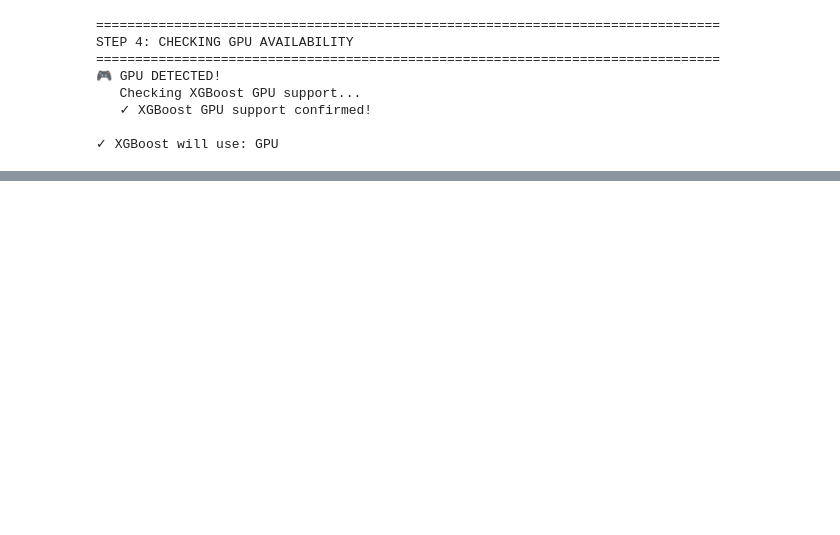
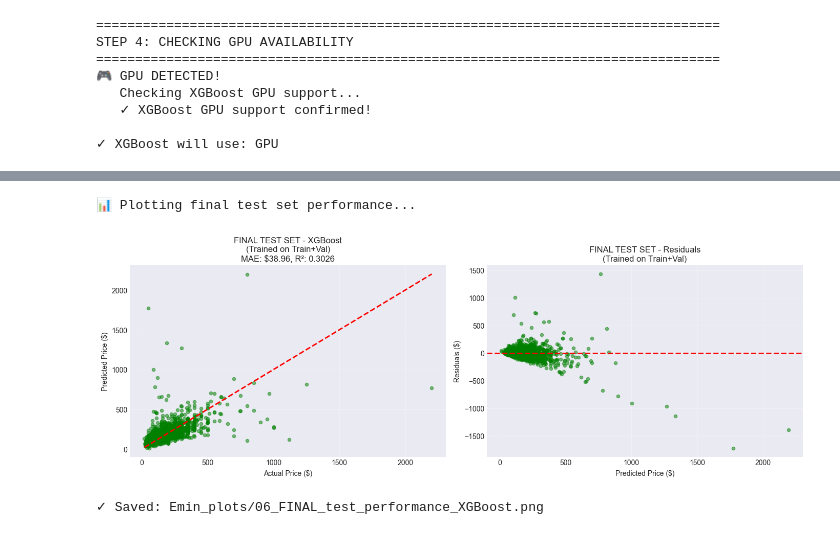
Before and after one commit to EminHALLAK/Airbnb-Price_Predection, a Jupyter notebook: model_training.ipynb, the cells around one changed output, grey strips where cells are left out. Cells and saved outputs as stored; diff of their text form; code cells hidden in the pictures; blank space fills up the shorter version.

```diff
--- a/model_training.ipynb
+++ b/model_training.ipynb
@@ -882,0 +978,31 @@ print(f"✓ Saved: Emin_plots/05_best_model_{safe_model_name}_residuals.png")
+# %%
+# VISUALIZE FINAL MODEL TEST PERFORMANCE
+print("\n📊 Plotting final test set performance...")
+
+fig, axes = plt.subplots(1, 2, figsize=(14, 5))
+
+# Predictions vs Actual
+axes[0].scatter(y_test, y_test_pred_final, alpha=0.5, s=20, color='green')
+axes[0].plot([y_test.min(), y_test.max()], [y_test.min(), y_test.max()], 'r--', lw=2)
+axes[0].set_xlabel('Actual Price ($)')
+axes[0].set_ylabel('Predicted Price ($)')
+axes[0].set_title(f'FINAL TEST SET - {best_model_name}\n(Trained on Train+Val)\nMAE: ${final_test_results["mae"]:.2f}, R²: {final_test_results["r2"]:.4f}')
+axes[0].grid(True, alpha=0.3)
+
+# Residuals
+test_residuals = y_test - y_test_pred_final
+axes[1].scatter(y_test_pred_final, test_residuals, alpha=0.5, s=20, color='green')
+axes[1].axhline(y=0, color='r', linestyle='--', lw=2)
+axes[1].set_xlabel('Predicted Price ($)')
+axes[1].set_ylabel('Residuals ($)')
+axes[1].set_title(f'FINAL TEST SET - Residuals\n(Trained on Train+Val)')
+axes[1].grid(True, alpha=0.3)
+
+plt.tight_layout()
+plt.savefig(f'Emin_plots/06_FINAL_test_performance_{safe_model_name}.png', dpi=300, bbox_inches='tight')
+plt.show()
+print(f"✓ Saved: Emin_plots/06_FINAL_test_performance_{safe_model_name}.png")
+# %% [output]
+📊 Plotting final test set performance...
+[figure, added]
+✓ Saved: Emin_plots/06_FINAL_test_performance_XGBoost.png
```
Also changed, not shown: parts of 16 cells of this notebook, 5 other files.
